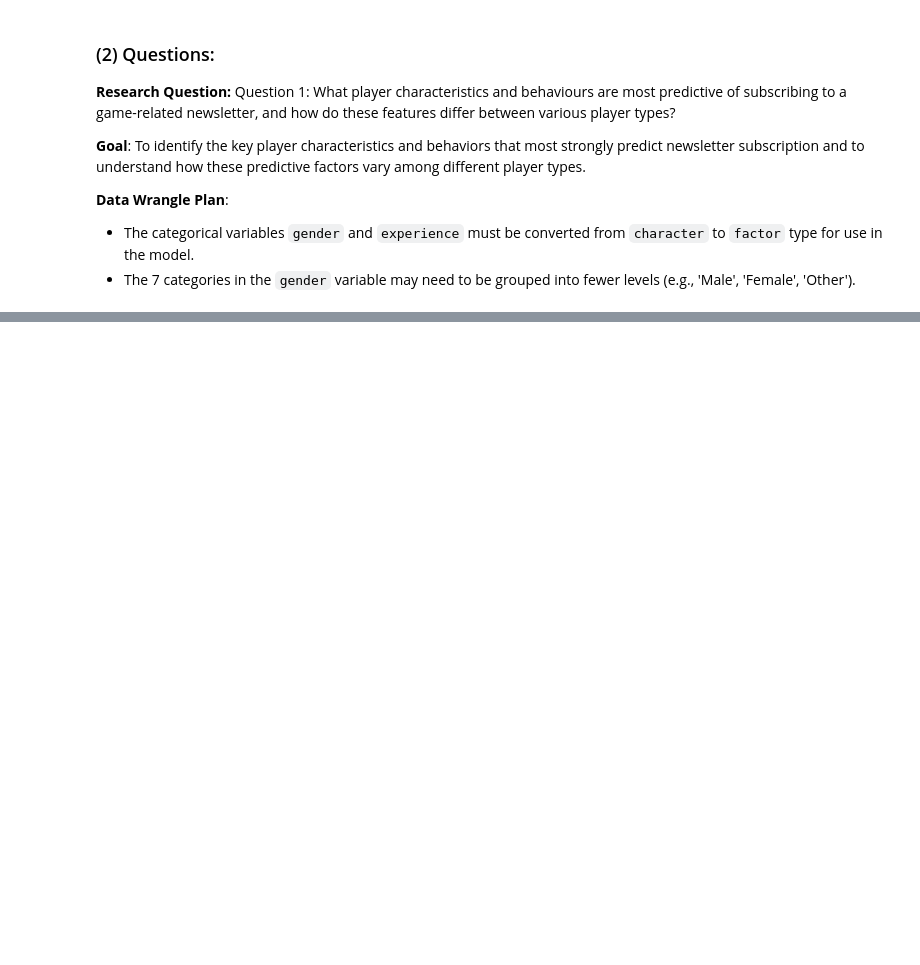
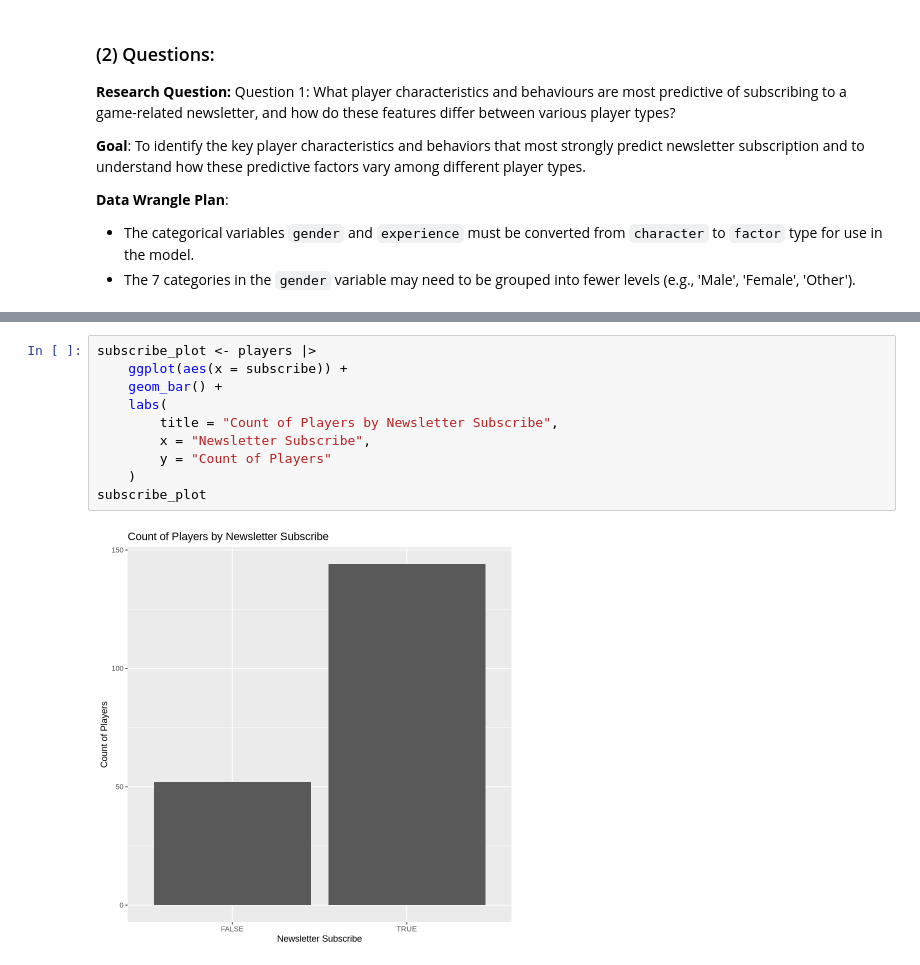
Before and after one commit to devinjae/Project-Planning-Stage, a Jupyter notebook: Project Planning Stage.ipynb, the cells around one changed output, grey strips where cells are left out. Saved outputs shown, nothing was run; the diff lists cells and outputs as text; blank space fills up the shorter version.

```diff
--- a/Project Planning Stage.ipynb
+++ b/Project Planning Stage.ipynb
@@ -92,0 +128,12 @@ A tibble: 1 × 2
+# %%
+subscribe_plot <- players |>
+    ggplot(aes(x = subscribe)) +
+    geom_bar() +
+    labs(
+        title = "Count of Players by Newsletter Subscribe",
+        x = "Newsletter Subscribe",
+        y = "Count of Players"
+    )
+subscribe_plot
+# %% [output]
+[figure, added]
```
Also changed, not shown: parts of 7 cells of this notebook.
